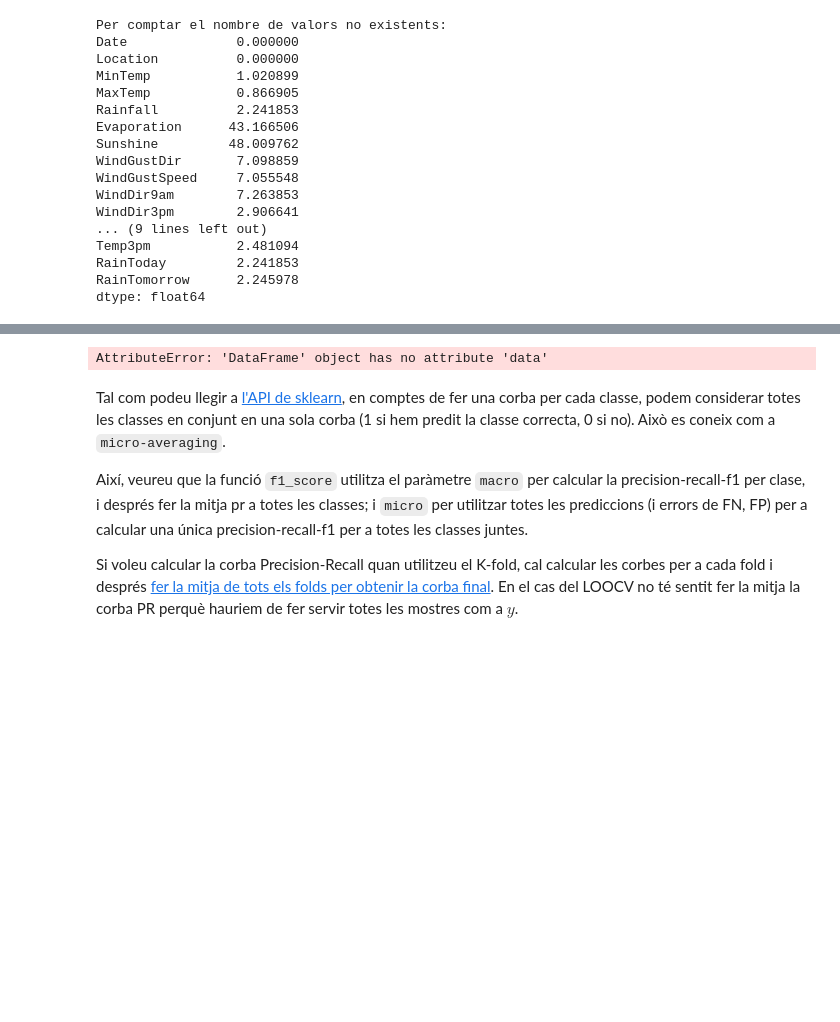
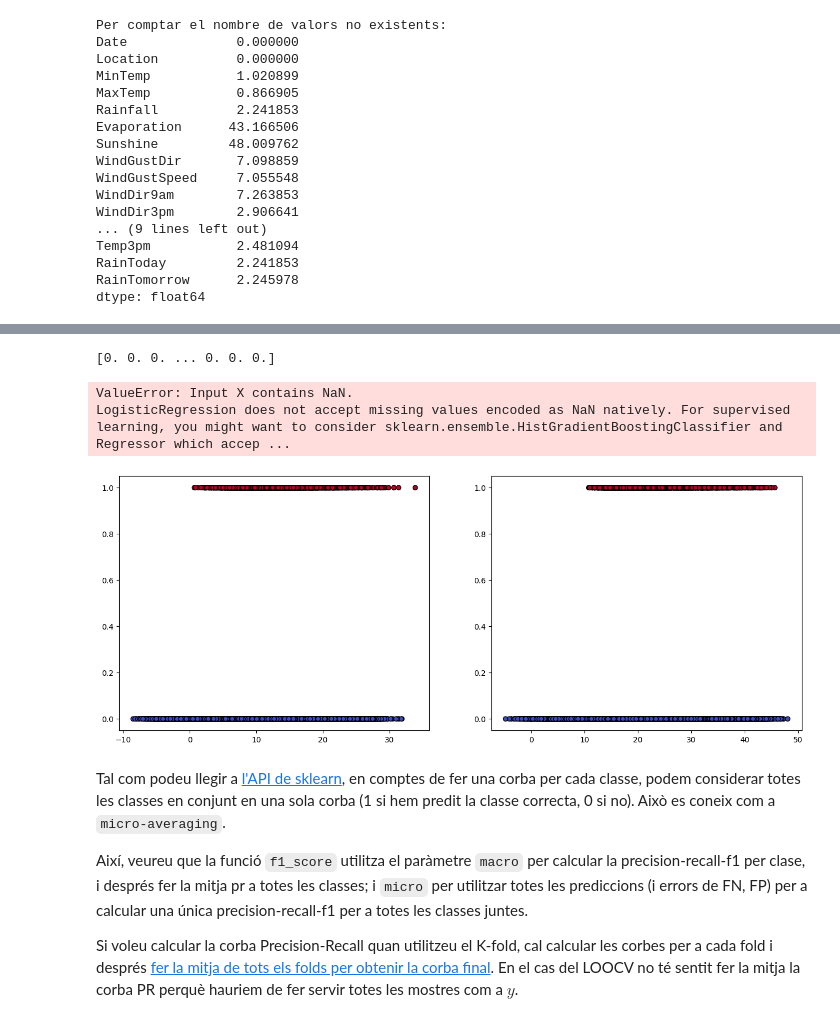
Before and after one commit to susana99ssr/Pr-ctica-2-Aprenentatge-Computacional, a Jupyter notebook: Practica2-Classificacio2022GEI.ipynb, the cells around one changed output, grey strips where cells are left out. Drawn from its saved outputs; the diff is of its cells as text; code cells hidden in the pictures; blank space fills up the shorter version.

```diff
--- a/Practica2-Classificacio2022GEI.ipynb
+++ b/Practica2-Classificacio2022GEI.ipynb
@@ -88,6 +120,11 @@ print(dataset.isnull().sum()/len(dataset)*100)
 #imp_mean = SimpleImputer(missing_values=np.nan, strategy='mean')
 
 #borramos los 10.000 para arriba y miramos los de 7000 si lo hace bien o no
+columns = dataset.columns
+for col in columns:
+    nans = dataset[col].isnull().sum()
+    if nans >= 10000:
+        dataset.drop(columns=col, inplace=True)
 # %% [output]
 Per comptar el nombre de valors no existents:
 Date              0.000000
@@ -108,0 +148,7 @@ dtype: float64
+# %%
+dataset['Date'] = pd.to_datetime(dataset['Date'])
+dataset['year'] = dataset['Date'].dt.year
+dataset['Month'] = dataset['Date'].dt.month
+dataset['day'] = dataset['Date'].dt.day
+
+dataset.drop('Date',axis=1,inplace=True)
@@ -108,0 +157,13 @@ dtype: float64
+# %%
+def replace_categorical(df):
+    columns = df.columns
+    for col in columns:
+        if df[col].dtype == 'object':
+            print(f"{col} is categorical")
+            df = pd.concat([df, pd.get_dummies(df[col],prefix=col)], axis=1)
+            df = df.drop(columns=col)
+
+    return df
+# %%
+dataset = replace_categorical(dataset)
+dataset.head()
@@ -109,42 +226,42 @@ dtype: float64
 # %%
-
-
-x = data[:, :2]
-y = data[:, 2]
+data = dataset.values
+X = data[:, :2]
+y = data[:, 12]
+print(y)
 
 # Take the first two features. We could avoid this by using a two-dim dataset
-X = dataset.data[:, :2]
-y = dataset.target
-
 n_classes = 3
 
 fig, sub = plt.subplots(1, 2, figsize=(16,6))
 sub[0].scatter(X[:,0], y, c=y, cmap=plt.cm.coolwarm, edgecolors='k')
 sub[1].scatter(X[:,1], y, c=y, cmap=plt.cm.coolwarm, edgecolors='k')
 
 
 particions = [0.5, 0.7, 0.8]
 
 for part in particions:
     x_t, x_v, y_t, y_v = train_test_split(X, y, train_size=part)
 
     #Creem el regresor logístic
     logireg = LogisticRegression(C=2.0, fit_intercept=True, penalty='l2', tol=0.001)
 
     # l'entrenem
     logireg.fit(x_t, y_t)
 
     print ("Correct classification Logistic ", part, "% of the data: ", logireg.score(x_v, y_v))
 
     #Creem el regresor logístic
     svc = svm.SVC(C=10.0, kernel='rbf', gamma=0.9, probability=True)
 
     # l'entrenem
     svc.fit(x_t, y_t)
     probs = svc.predict_proba(x_v)
     print ("Correct classification SVM      ", part, "% of the data: ", svc.score(x_v, y_v))
 # %% [output]
-AttributeError: 'DataFrame' object has no attribute 'data'
+[0. 0. 0. ... 0. 0. 0.]
+ValueError: Input X contains NaN.
+LogisticRegression does not accept missing values encoded as NaN natively. For supervised learning, you might want to consider sklearn.ensemble.HistGradientBoostingClassifier and Regressor which accep ...
+[figure, added]
 # %% [markdown]
 Tal com podeu llegir a [l'API de sklearn](http://scikit-learn.org/stable/auto_examples/model_selection/plot_precision_recall.html), en comptes de fer una corba per cada classe, podem considerar totes les classes en conjunt en una sola corba (1 si hem predit la classe correcta, 0 si no). Això es coneix com a `micro-averaging`.
 
```
Also changed, not shown: parts of 10 cells of this notebook.
